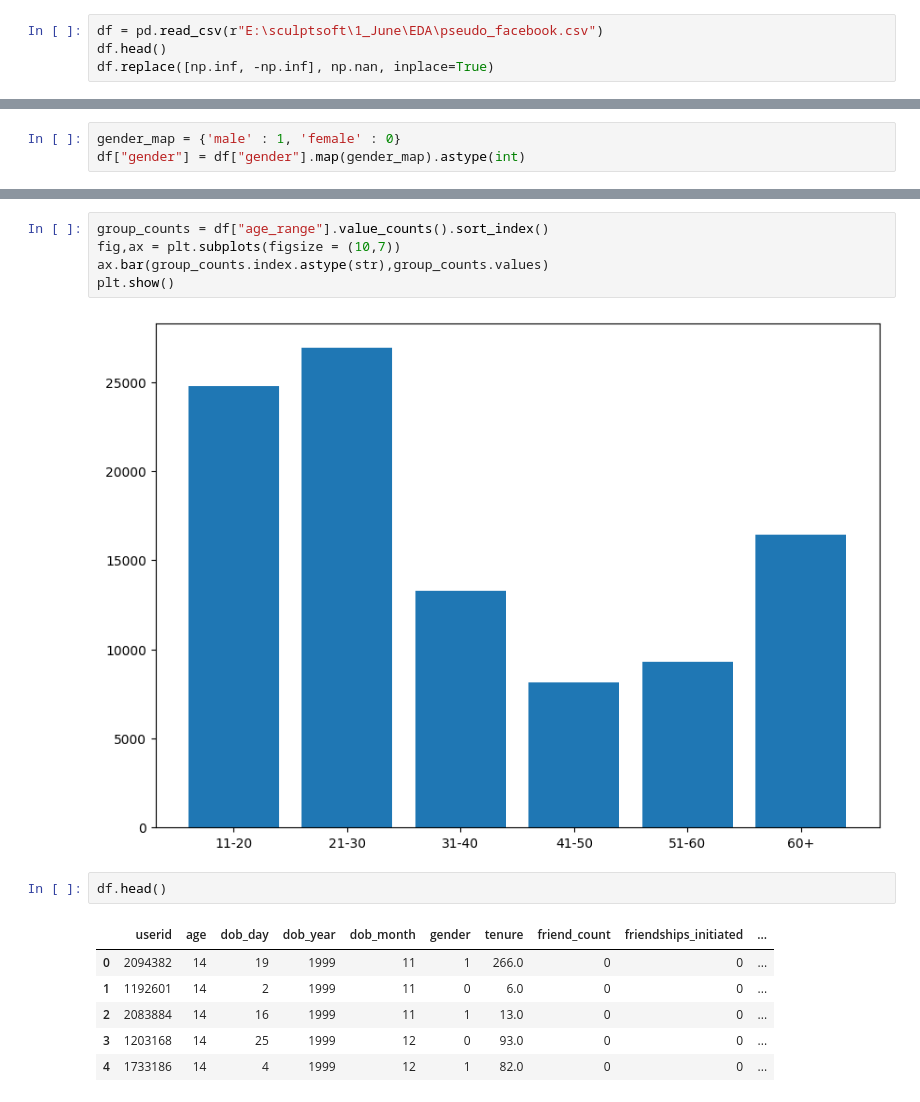
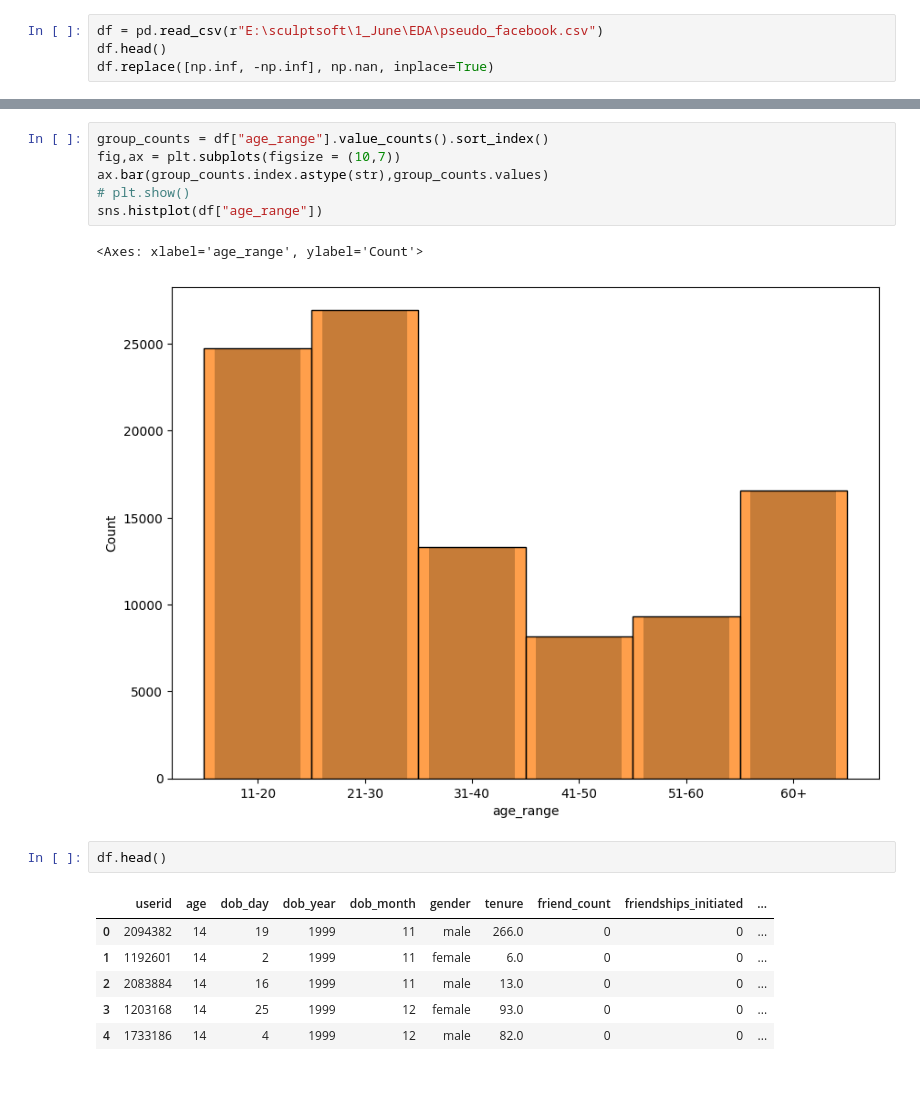
Before and after one commit to Pratham-1919/Sculptsoft-ML-Task, a Jupyter notebook: 1_June/EDA/facebook.ipynb, the cells around one changed output, grey strips where cells are left out. Saved outputs shown, nothing was run; the diff lists cells and outputs as text.

```diff
--- a/1_June/EDA/facebook.ipynb
+++ b/1_June/EDA/facebook.ipynb
@@ -27,7 +46,4 @@ www_likes_received       0
 dtype: int64
-# %%
-gender_map = {'male' : 1, 'female' : 0}
-df["gender"] = df["gender"].map(gender_map).astype(int)
 # %%
 df.head()
 # %% [output]
@@ -90,19 +106,21 @@ df.head(100)
 # %%
 group_counts = df["age_range"].value_counts().sort_index()
 fig,ax = plt.subplots(figsize = (10,7))
 ax.bar(group_counts.index.astype(str),group_counts.values)
-plt.show()
+# plt.show()
+sns.histplot(df["age_range"])
 # %% [output]
+<Axes: xlabel='age_range', ylabel='Count'>
-[figure, old version]
+[figure, new version]
 # %%
 df.head()
 # %% [output]
 |  | userid | age | dob_day | dob_year | dob_month | gender | tenure | friend_count | friendships_initiated | ... |
-| 0 | 2094382 | 14 | 19 | 1999 | 11 | 1 | 266.0 | 0 | 0 | ... |
-| 1 | 1192601 | 14 | 2 | 1999 | 11 | 0 | 6.0 | 0 | 0 | ... |
-| 2 | 2083884 | 14 | 16 | 1999 | 11 | 1 | 13.0 | 0 | 0 | ... |
-| 3 | 1203168 | 14 | 25 | 1999 | 12 | 0 | 93.0 | 0 | 0 | ... |
-| 4 | 1733186 | 14 | 4 | 1999 | 12 | 1 | 82.0 | 0 | 0 | ... |
+| 0 | 2094382 | 14 | 19 | 1999 | 11 | male | 266.0 | 0 | 0 | ... |
+| 1 | 1192601 | 14 | 2 | 1999 | 11 | female | 6.0 | 0 | 0 | ... |
+| 2 | 2083884 | 14 | 16 | 1999 | 11 | male | 13.0 | 0 | 0 | ... |
+| 3 | 1203168 | 14 | 25 | 1999 | 12 | female | 93.0 | 0 | 0 | ... |
+| 4 | 1733186 | 14 | 4 | 1999 | 12 | male | 82.0 | 0 | 0 | ... |
 # %%
 gender_counts = df["gender"].value_counts()
 fig, ax = plt.subplots(figsize = (5,5))
```
Also changed, not shown: parts of 7 cells of this notebook, 3 other files.
